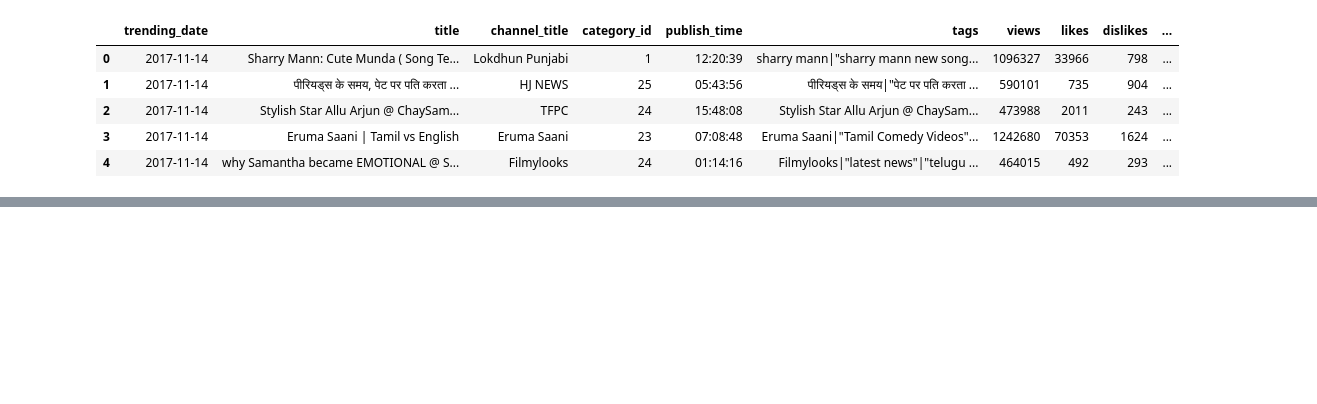
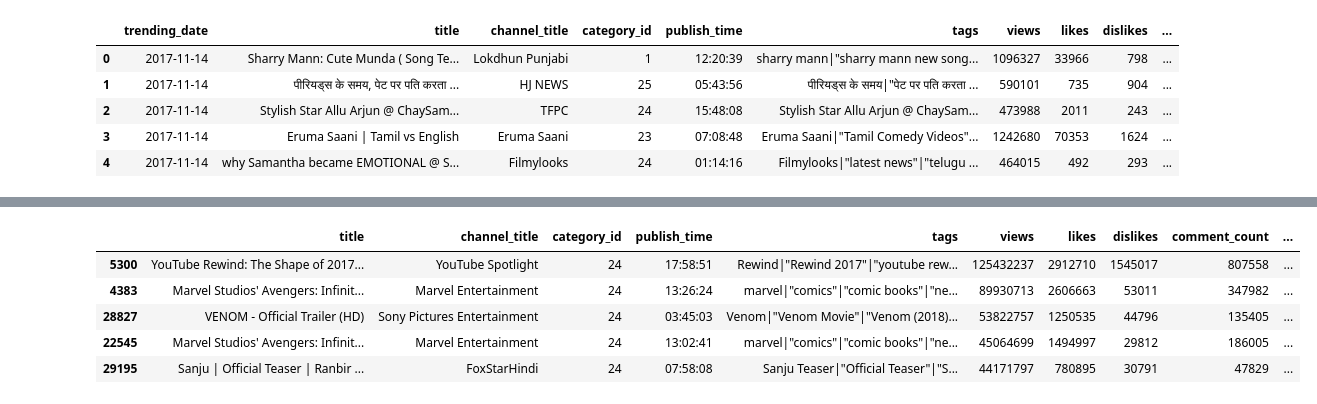
Before and after one commit to AgungHari/Rakamin_HW_MachineLearning_SupervisedLearning, a Jupyter notebook: Homework/part2_DataCleansing.ipynb, the cells around one changed output, grey strips where cells are left out. Cells and saved outputs as stored; diff of their text form; code cells hidden in the pictures; blank space fills up the shorter version.

```diff
--- a/Homework/part2_DataCleansing.ipynb
+++ b/Homework/part2_DataCleansing.ipynb
@@ -18,0 +55,9 @@ df.head()
+# %%
+# Pastikan kolom publish_date sudah datetime
+df['publish_date'] = pd.to_datetime(df['publish_date'])
+
+# Ekstrak hari dalam minggu
+df['publish_dayofweek'] = df['publish_date'].dt.dayofweek  # 0=Senin, 6=Minggu
+
+# Kategorikan weekday/weekend
+df['is_weekend'] = df['publish_dayofweek'].apply(lambda x: 'Weekend' if x >= 5 else 'Weekday')
@@ -18,0 +132,2 @@ df.head()
+# %%
+df = df.drop('trending_date', axis=1)
@@ -18,0 +185,2 @@ df.head()
+# %%
+df = df.sort_values('views', ascending=False).drop_duplicates(subset=['title'])
@@ -18,0 +219,2 @@ df.head()
+# %%
+df = df.drop('description', axis=1)
@@ -18,0 +241,9 @@ df.head()
+# %%
+df.head()
+# %% [output]
+|  | title | channel_title | category_id | publish_time | tags | views | likes | dislikes | comment_count | ... |
+| 5300 | YouTube Rewind: The Shape of 2017... | YouTube Spotlight | 24 | 17:58:51 | Rewind|"Rewind 2017"|"youtube rew... | 125432237 | 2912710 | 1545017 | 807558 | ... |
+| 4383 | Marvel Studios' Avengers: Infinit... | Marvel Entertainment | 24 | 13:26:24 | marvel|"comics"|"comic books"|"ne... | 89930713 | 2606663 | 53011 | 347982 | ... |
+| 28827 | VENOM - Official Trailer (HD) | Sony Pictures Entertainment | 24 | 03:45:03 | Venom|"Venom Movie"|"Venom (2018)... | 53822757 | 1250535 | 44796 | 135405 | ... |
+| 22545 | Marvel Studios' Avengers: Infinit... | Marvel Entertainment | 24 | 13:02:41 | marvel|"comics"|"comic books"|"ne... | 45064699 | 1494997 | 29812 | 186005 | ... |
+| 29195 | Sanju | Official Teaser | Ranbir ... | FoxStarHindi | 24 | 07:58:08 | Sanju Teaser|"Official Teaser"|"S... | 44171797 | 780895 | 30791 | 47829 | ... |
```
Also changed, not shown: parts of 71 cells of this notebook.
